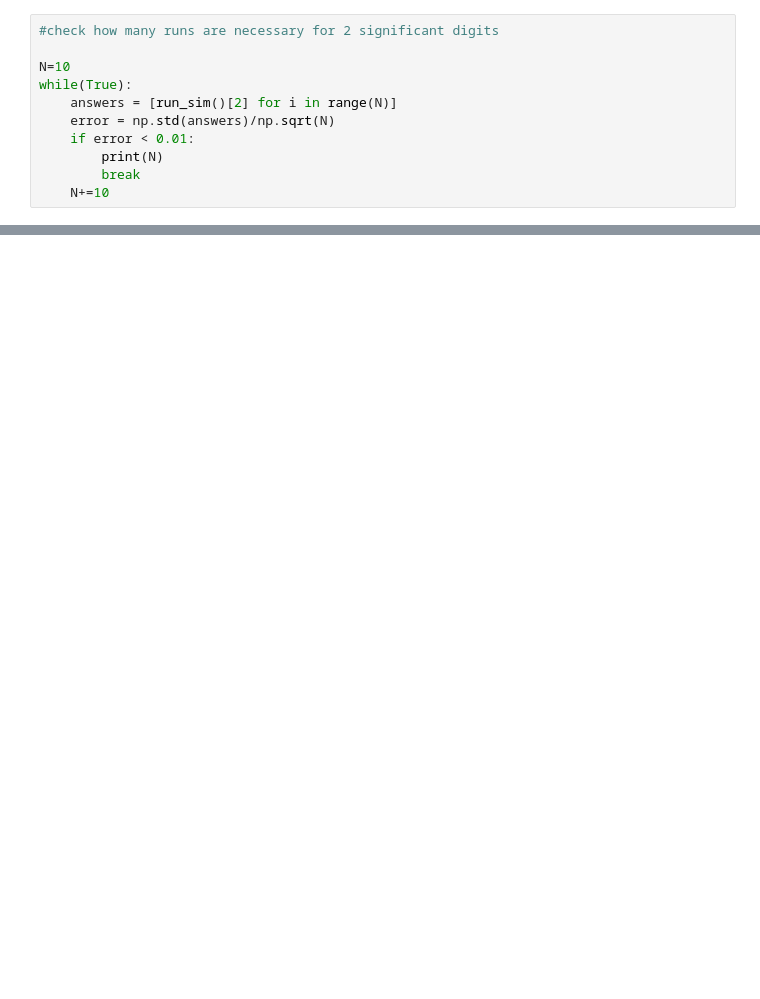
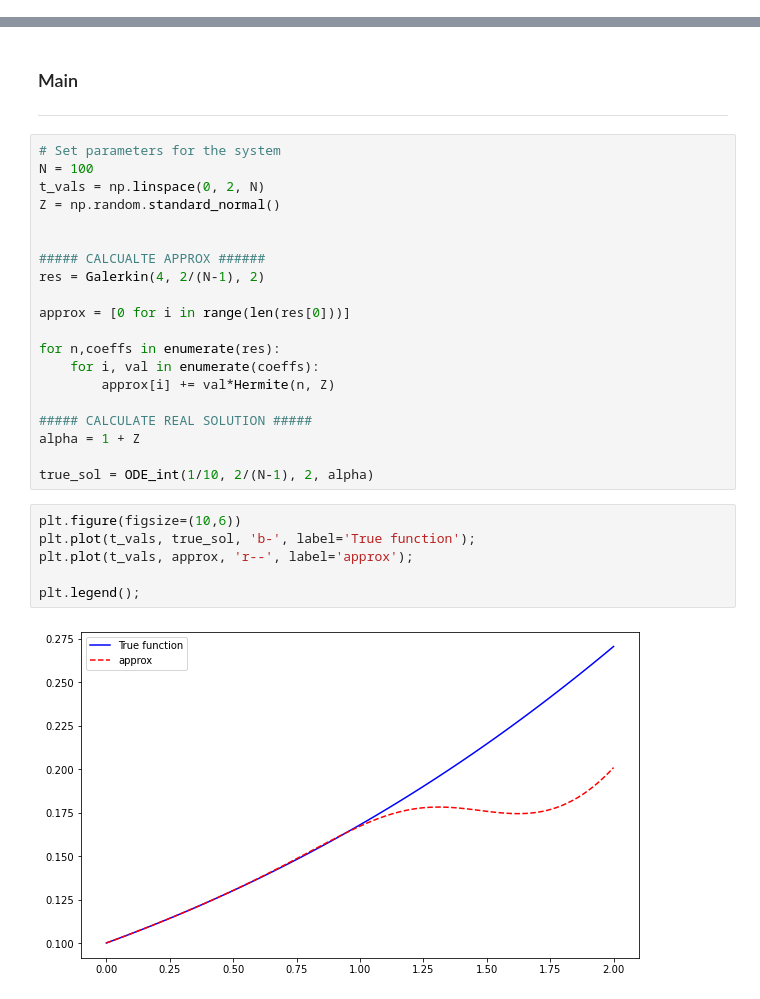
Before and after one commit to SByeUva/uncertainty_quantification, a Jupyter notebook: 05_homework/hw5.ipynb, the cells around one changed output, grey strips where cells are left out. Saved outputs shown, nothing was run; the diff lists cells and outputs as text; blank space fills up the shorter version.

```diff
--- a/05_homework/hw5.ipynb
+++ b/05_homework/hw5.ipynb
@@ -41,11 +0,0 @@ plt.hist(answers, bins=60)
-# %%
-#check how many runs are necessary for 2 significant digits
-
-N=10
-while(True):
-    answers = [run_sim()[2] for i in range(N)]
-    error = np.std(answers)/np.sqrt(N)
-    if error < 0.01:
-        print(N)
-        break
-    N+=10
@@ -61,0 +94,31 @@ np.var(answers)
+# %% [markdown]
+### Main
+----
+# %%
+# Set parameters for the system
+N = 100
+t_vals = np.linspace(0, 2, N)
+Z = np.random.standard_normal()
+
+
+##### CALCUALTE APPROX ######
+res = Galerkin(4, 2/(N-1), 2)
+
+approx = [0 for i in range(len(res[0]))]
+
+for n,coeffs in enumerate(res):
+    for i, val in enumerate(coeffs):
+        approx[i] += val*Hermite(n, Z)
+
+##### CALCULATE REAL SOLUTION #####
+alpha = 1 + Z
+
+true_sol = ODE_int(1/10, 2/(N-1), 2, alpha)
+# %%
+plt.figure(figsize=(10,6))
+plt.plot(t_vals, true_sol, 'b-', label='True function');
+plt.plot(t_vals, approx, 'r--', label='approx');
+
+plt.legend();
+# %% [output]
+[figure, added]
```
Also changed, not shown: parts of 16 cells of this notebook.
